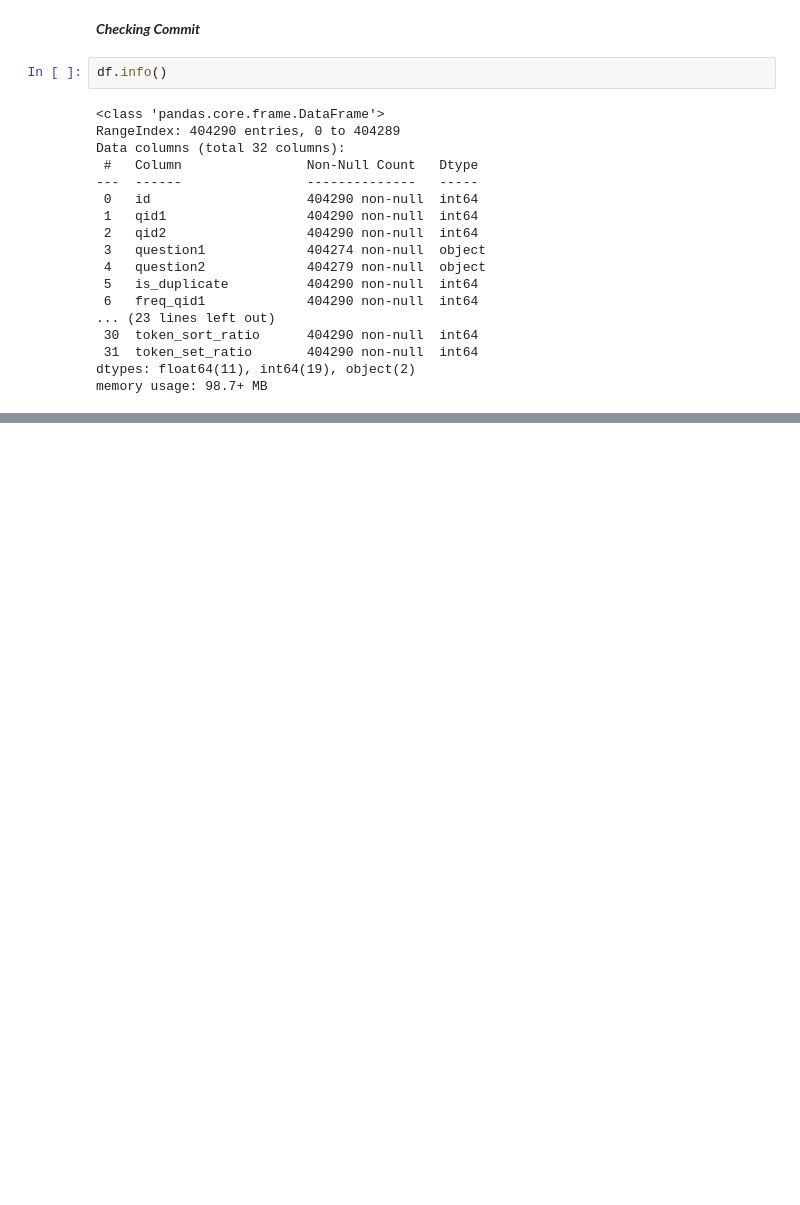
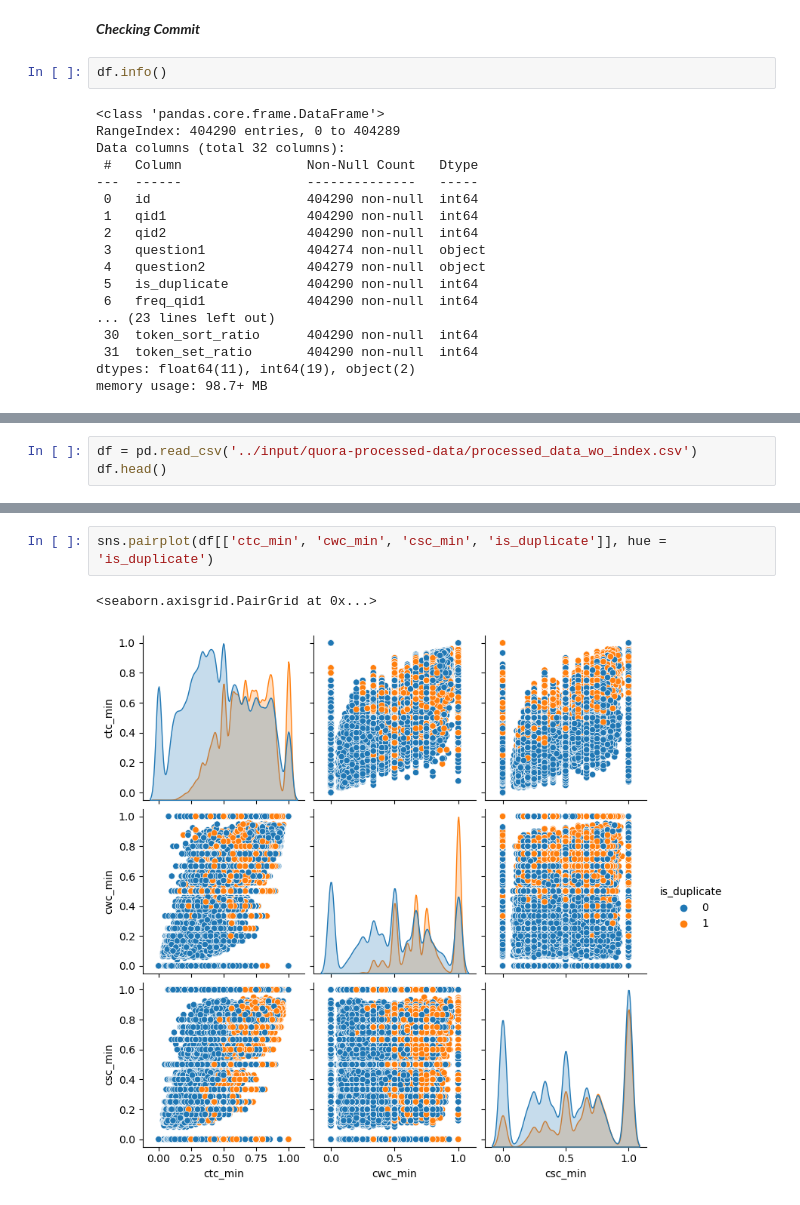
Before and after one commit to SiddhantSoam/Quora_Same_Question_pair, a Jupyter notebook: quora-same-question-pair.ipynb, the cells around one changed output, grey strips where cells are left out. Saved outputs shown, nothing was run; the diff lists cells and outputs as text; blank space fills up the shorter version.

```diff
--- a/quora-same-question-pair.ipynb
+++ b/quora-same-question-pair.ipynb
@@ -608,0 +611,3 @@ memory usage: 98.7+ MB
+# %%
+df = pd.read_csv('../input/quora-processed-data/processed_data_wo_index.csv')
+df.head()
@@ -608,0 +622,5 @@ memory usage: 98.7+ MB
+# %%
+sns.pairplot(df[['ctc_min', 'cwc_min', 'csc_min', 'is_duplicate']], hue = 'is_duplicate')
+# %% [output]
+<seaborn.axisgrid.PairGrid at 0x...>
+[figure, added]
```
Also changed, not shown: parts of 6 cells of this notebook.
